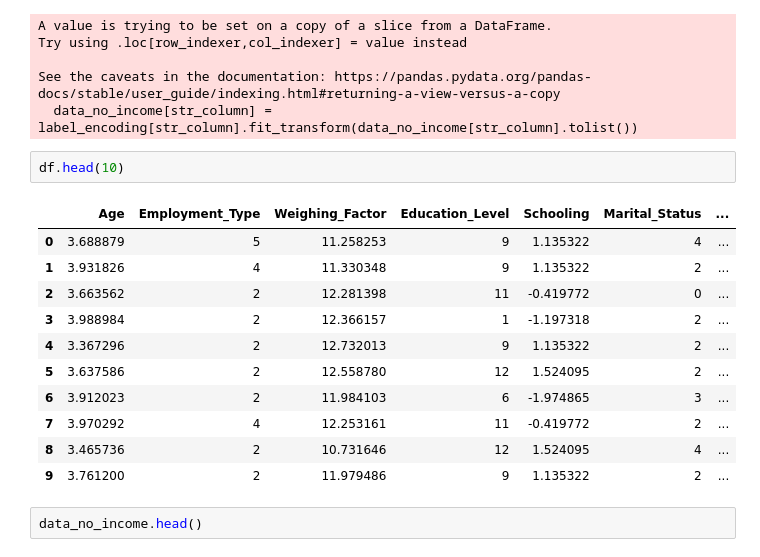
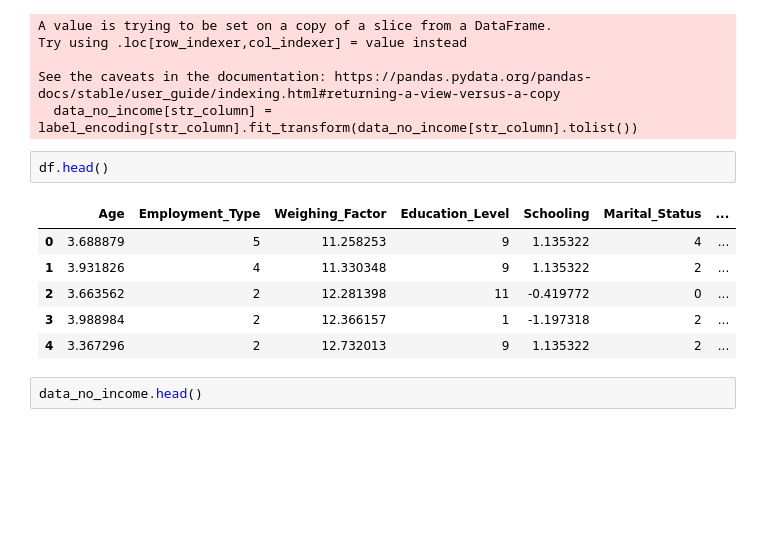
Before and after one commit to Kshitij301199/Income_Classification, a Jupyter notebook: data_exploration.ipynb, the cells around one changed output. Cells and saved outputs as stored; diff of their text form; blank space fills up the shorter version.

```diff
--- a/data_exploration.ipynb
+++ b/data_exploration.ipynb
@@ -206,19 +229,14 @@ Try using .loc[row_indexer,col_indexer] = value instead
 See the caveats in the documentation: https://pandas.pydata.org/pandas-docs/stable/user_guide/indexing.html#returning-a-view-versus-a-copy
   data_no_income[str_column] = label_encoding[str_column].fit_transform(data_no_income[str_column].tolist())
 # %%
-df.head(10)
+df.head()
 # %% [output]
 |  | Age | Employment_Type | Weighing_Factor | Education_Level | Schooling | Marital_Status | ... |
 | 0 | 3.688879 | 5 | 11.258253 | 9 | 1.135322 | 4 | ... |
 | 1 | 3.931826 | 4 | 11.330348 | 9 | 1.135322 | 2 | ... |
 | 2 | 3.663562 | 2 | 12.281398 | 11 | -0.419772 | 0 | ... |
 | 3 | 3.988984 | 2 | 12.366157 | 1 | -1.197318 | 2 | ... |
 | 4 | 3.367296 | 2 | 12.732013 | 9 | 1.135322 | 2 | ... |
-| 5 | 3.637586 | 2 | 12.558780 | 12 | 1.524095 | 2 | ... |
-| 6 | 3.912023 | 2 | 11.984103 | 6 | -1.974865 | 3 | ... |
-| 7 | 3.970292 | 4 | 12.253161 | 11 | -0.419772 | 2 | ... |
-| 8 | 3.465736 | 2 | 10.731646 | 12 | 1.524095 | 4 | ... |
-| 9 | 3.761200 | 2 | 11.979486 | 9 | 1.135322 | 2 | ... |
 # %%
 data_no_income.head()
 # %% [output]
```
Also changed, not shown: parts of 14 cells of this notebook, 1 other file.
